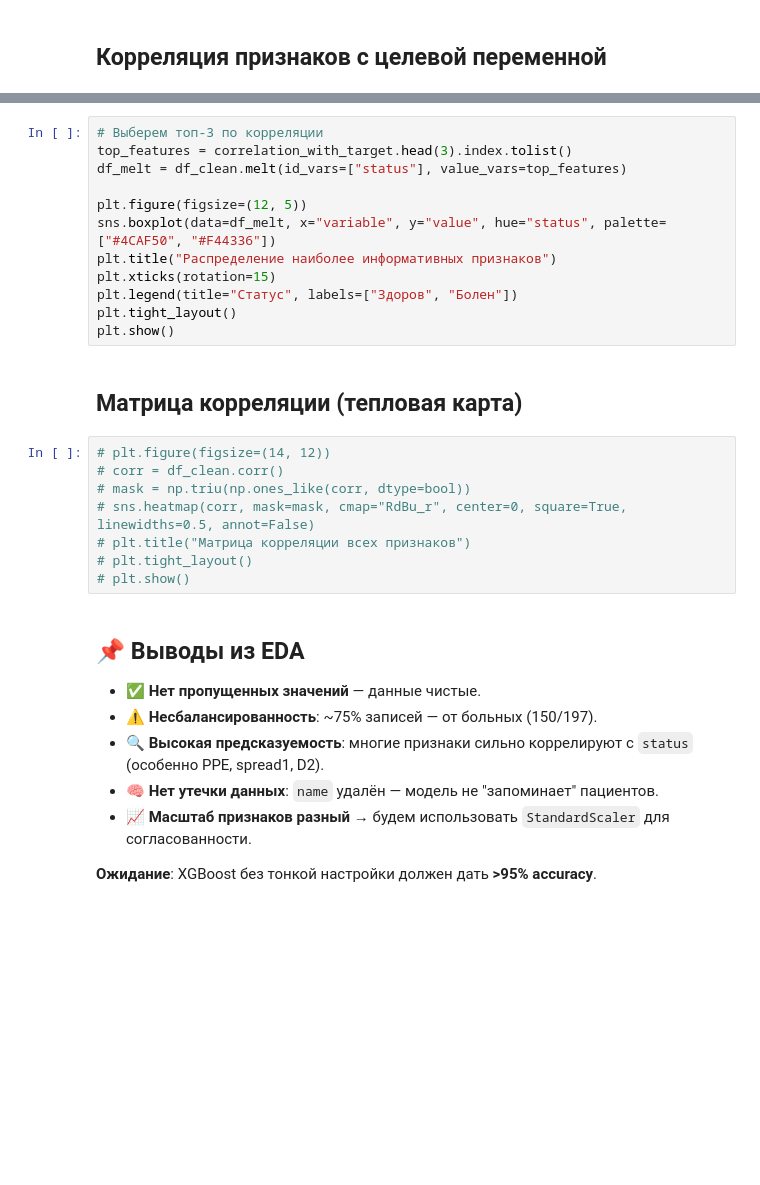
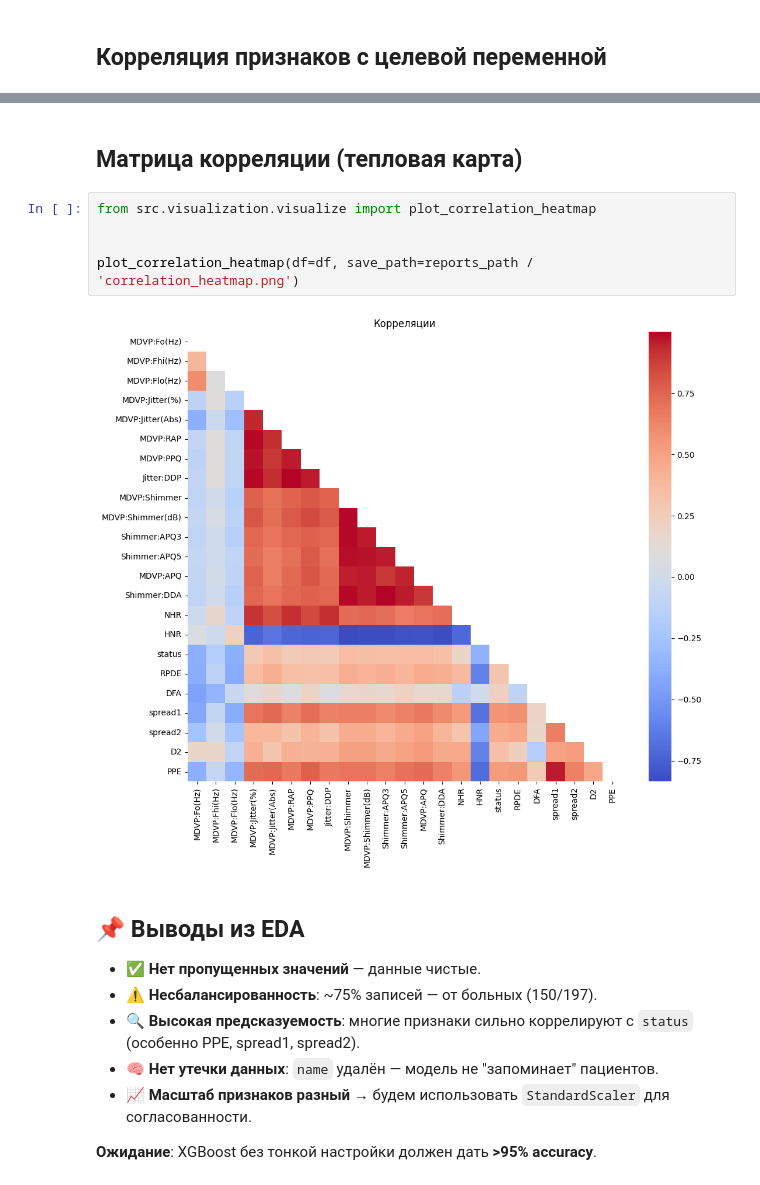
Before and after one commit to Mojusei/parkinsons-detection, a Jupyter notebook: notebooks/eda-parkinsons.ipynb, the cells around one changed output, grey strips where cells are left out. Drawn from its saved outputs; the diff is of its cells as text; blank space fills up the shorter version.

```diff
--- a/notebooks/eda-parkinsons.ipynb
+++ b/notebooks/eda-parkinsons.ipynb
@@ -105,30 +102,17 @@ plot_target_correlation(df=df, save_path=reports_path / 'correlation_heatmap.png
-# %%
-# Выберем топ-3 по корреляции
-top_features = correlation_with_target.head(3).index.tolist()
-df_melt = df_clean.melt(id_vars=["status"], value_vars=top_features)
-
-plt.figure(figsize=(12, 5))
-sns.boxplot(data=df_melt, x="variable", y="value", hue="status", palette=["#4CAF50", "#F44336"])
-plt.title("Распределение наиболее информативных признаков")
-plt.xticks(rotation=15)
-plt.legend(title="Статус", labels=["Здоров", "Болен"])
-plt.tight_layout()
-plt.show()
 # %% [markdown]
 ## Матрица корреляции (тепловая карта)
 # %%
-# plt.figure(figsize=(14, 12))
-# corr = df_clean.corr()
-# mask = np.triu(np.ones_like(corr, dtype=bool))
-# sns.heatmap(corr, mask=mask, cmap="RdBu_r", center=0, square=True, linewidths=0.5, annot=False)
-# plt.title("Матрица корреляции всех признаков")
-# plt.tight_layout()
-# plt.show()
+from src.visualization.visualize import plot_correlation_heatmap
+
+
+plot_correlation_heatmap(df=df, save_path=reports_path / 'correlation_heatmap.png')
+# %% [output]
+[figure, added]
 # %% [markdown]
 ## 📌 Выводы из EDA
  - ✅ **Нет пропущенных значений** — данные чистые.
  - ⚠️ **Несбалансированность**: ~75% записей — от больных (150/197).
- - 🔍 **Высокая предсказуемость**: многие признаки сильно коррелируют с `status` (особенно PPE, spread1, D2).
+ - 🔍 **Высокая предсказуемость**: многие признаки сильно коррелируют с `status` (особенно PPE, spread1, spread2).
  - 🧠 **Нет утечки данных**: `name` удалён — модель не "запоминает" пациентов.
  - 📈 **Масштаб признаков разный** → будем использовать `StandardScaler` для согласованности.
 
```
Also changed, not shown: parts of 4 cells of this notebook.
